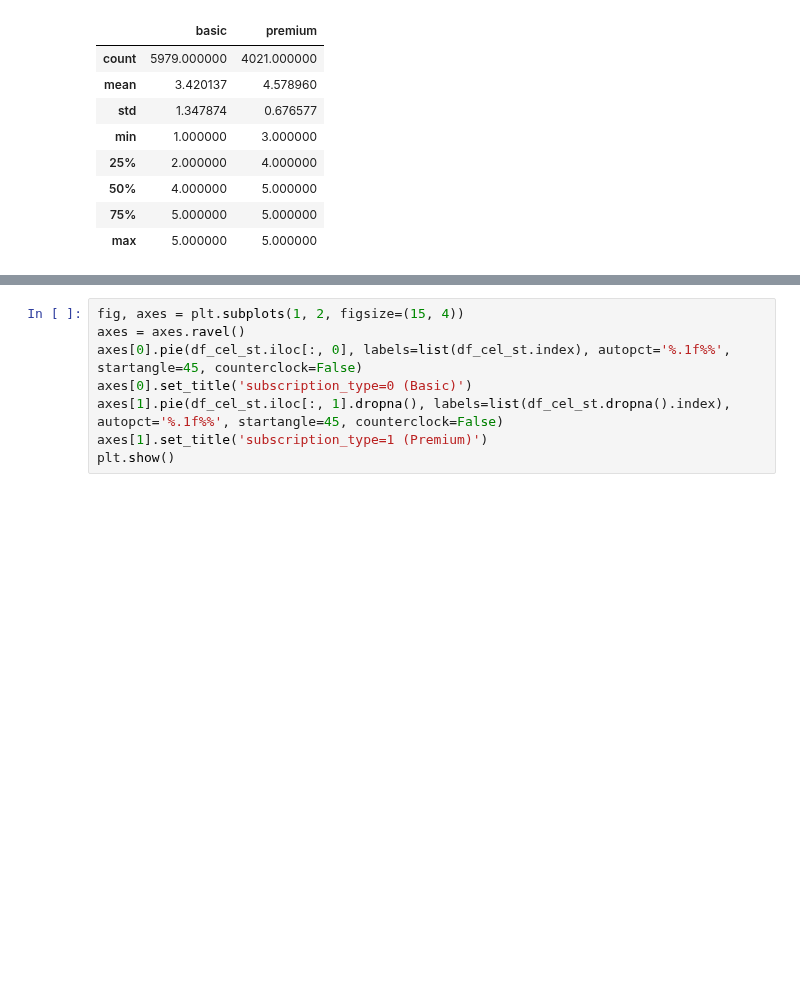
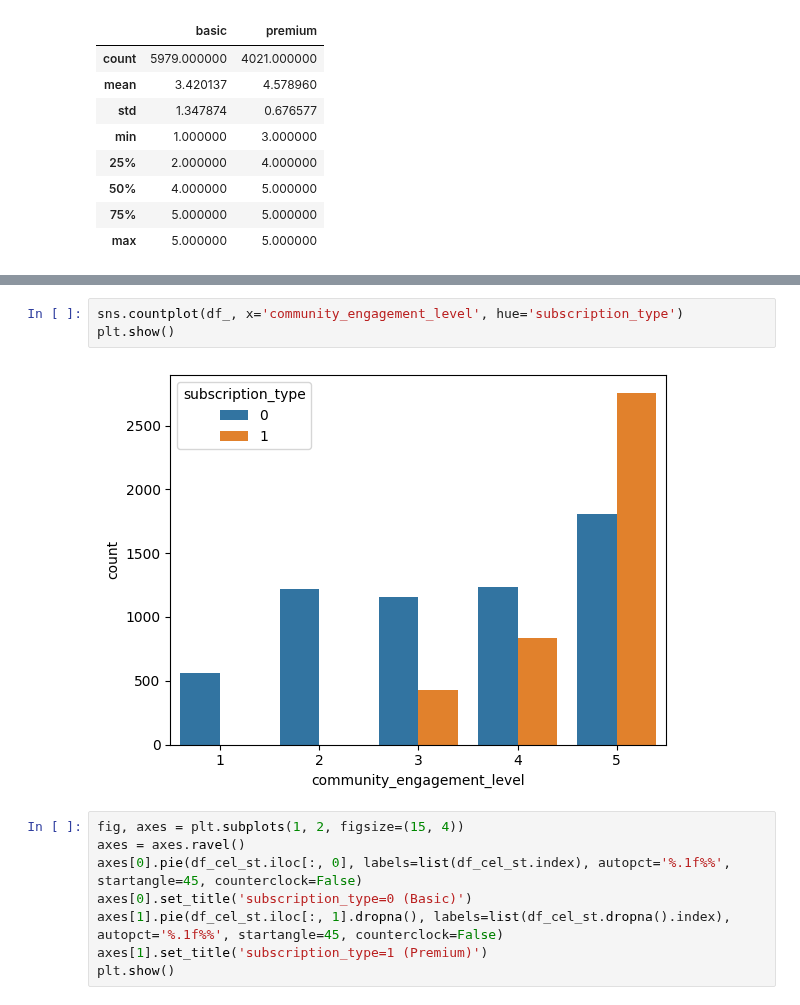
Before and after one commit to junmin98/WASSUP, a Jupyter notebook: Data_analysis/DA_Mini_Project_ljm.ipynb, the cells around one changed output, grey strips where cells are left out. Cells and saved outputs as stored; diff of their text form; blank space fills up the shorter version.

```diff
--- a/Data_analysis/DA_Mini_Project_ljm.ipynb
+++ b/Data_analysis/DA_Mini_Project_ljm.ipynb
@@ -521,3 +484,8 @@ df_cel_st
+# %%
+sns.countplot(df_, x='community_engagement_level', hue='subscription_type')
+plt.show()
+# %% [output]
+[figure, added]
 # %%
 fig, axes = plt.subplots(1, 2, figsize=(15, 4))
 axes = axes.ravel()
```
Also changed, not shown: parts of 64 cells of this notebook, 1 other file.
